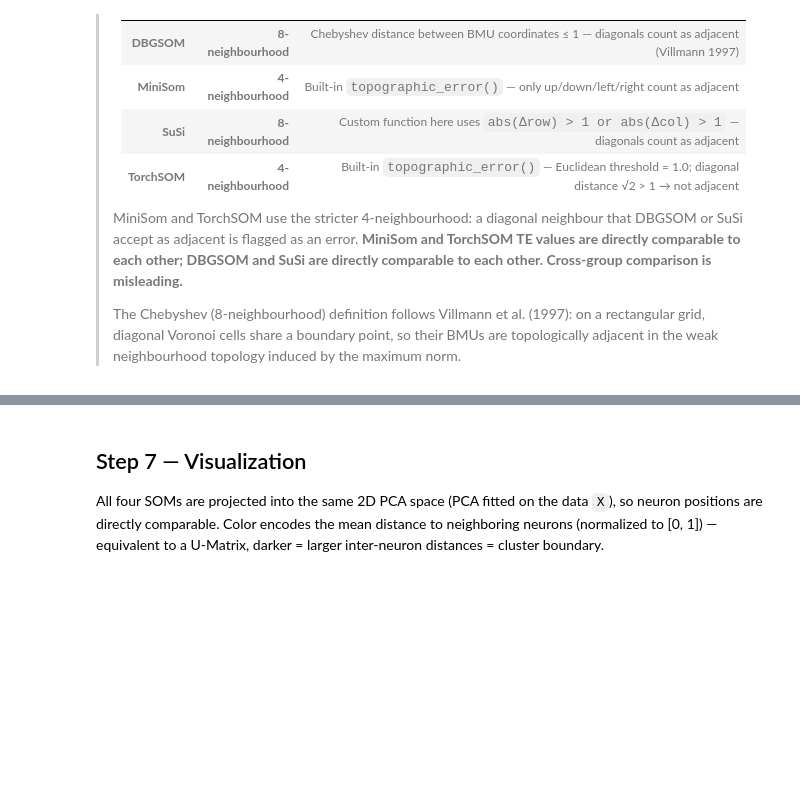
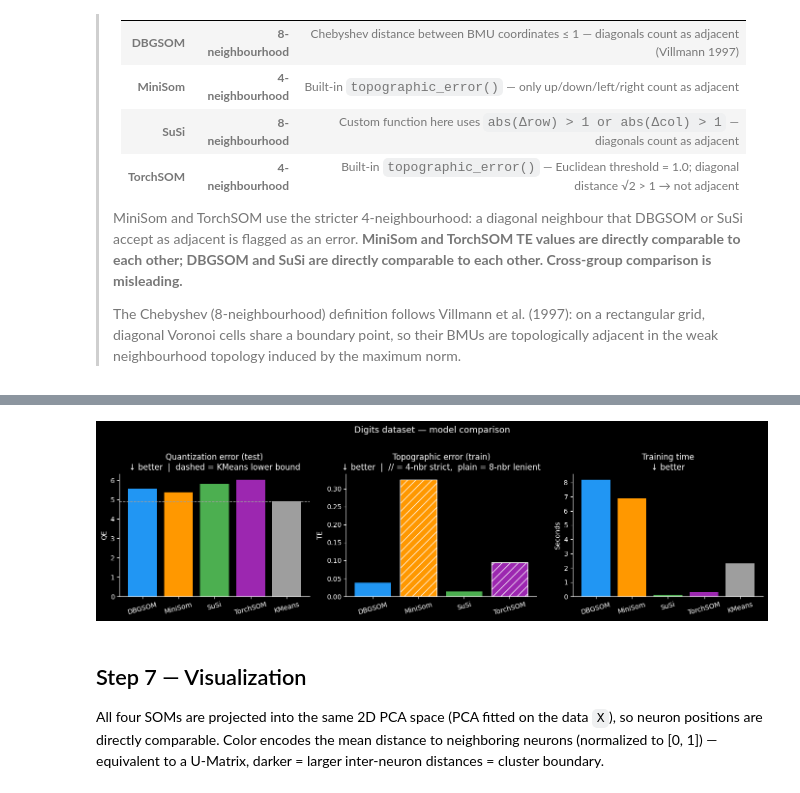
Before and after one commit to SandroMartens/DBGSOM, a Jupyter notebook: examples/som_comparison.ipynb, the cells around one changed output, grey strips where cells are left out. Saved outputs shown, nothing was run; the diff lists cells and outputs as text; code cells hidden in the pictures; blank space fills up the shorter version.

```diff
--- a/examples/som_comparison.ipynb
+++ b/examples/som_comparison.ipynb
@@ -294,6 +294,49 @@ metrics
 | Quantization error (test) | 5.5525 | 5.3820 | 5.8094 | 6.0251 | 4.9104 |
 | Topographic error (train) | 0.0376 | 0.3250 | 0.0139 | 0.0944 | — |
 | TE neighbourhood | 8-nbr (Chebyshev) | 4-nbr (Manhattan) | 8-nbr (Chebyshev) | 4-nbr (Euclidean) | N/A |
+# %%
+_methods = ["DBGSOM", "MiniSom", "SuSi", "TorchSOM"]
+_colors = ["#2196F3", "#FF9800", "#4CAF50", "#9C27B0"]
+_gray = "#9E9E9E"
+
+_qe = [float(qe_db), float(qe_ms), float(qe_susi), float(qe_ts)]
+_te = [float(te_db), float(te_ms), float(te_susi), float(te_ts)]
+_time_vals = [t_db, t_ms, t_susi, t_ts]
+
+fig, axes = plt.subplots(1, 3, figsize=(14, 4))
+
+# QE — KMeans is the lower bound
+axes[0].bar(_methods + ["KMeans"], _qe + [float(qe_km)], color=_colors + [_gray])
+axes[0].axhline(float(qe_km), color=_gray, linestyle="--", linewidth=1, alpha=0.8)
+axes[0].set_title("Quantization error (test)\n↓ better  |  dashed = KMeans lower bound")
+axes[0].set_ylabel("QE")
+
+# TE — hatch marks 4-nbr (stricter) methods so groups are visually distinct
+bars_te = axes[1].bar(_methods, _te, color=_colors)
+for bar, method in zip(bars_te, _methods):
+    if method in ("MiniSom", "TorchSOM"):  # 4-nbr strict
+        bar.set_hatch("//")
+        bar.set_edgecolor("white")
+axes[1].set_title(
+    "Topographic error (train)\n↓ better  |  // = 4-nbr strict,  plain = 8-nbr lenient"
+)
+axes[1].set_ylabel("TE")
+
+# Training time
+axes[2].bar(_methods + ["KMeans"], _time_vals + [t_km], color=_colors + [_gray])
+axes[2].set_title("Training time\n↓ better")
+axes[2].set_ylabel("Seconds")
+
+for ax in axes:
+    ax.tick_params(axis="x", rotation=15)
+    ax.spines["top"].set_visible(False)
+    ax.spines["right"].set_visible(False)
+
+plt.suptitle("Digits dataset — model comparison", fontsize=13, y=1.02)
+plt.tight_layout()
+plt.show()
+# %% [output]
+[figure, added]
 # %% [markdown]
 ## Step 7 — Visualization
 
```
Also changed, not shown: parts of 13 cells of this notebook, 3 other files.
